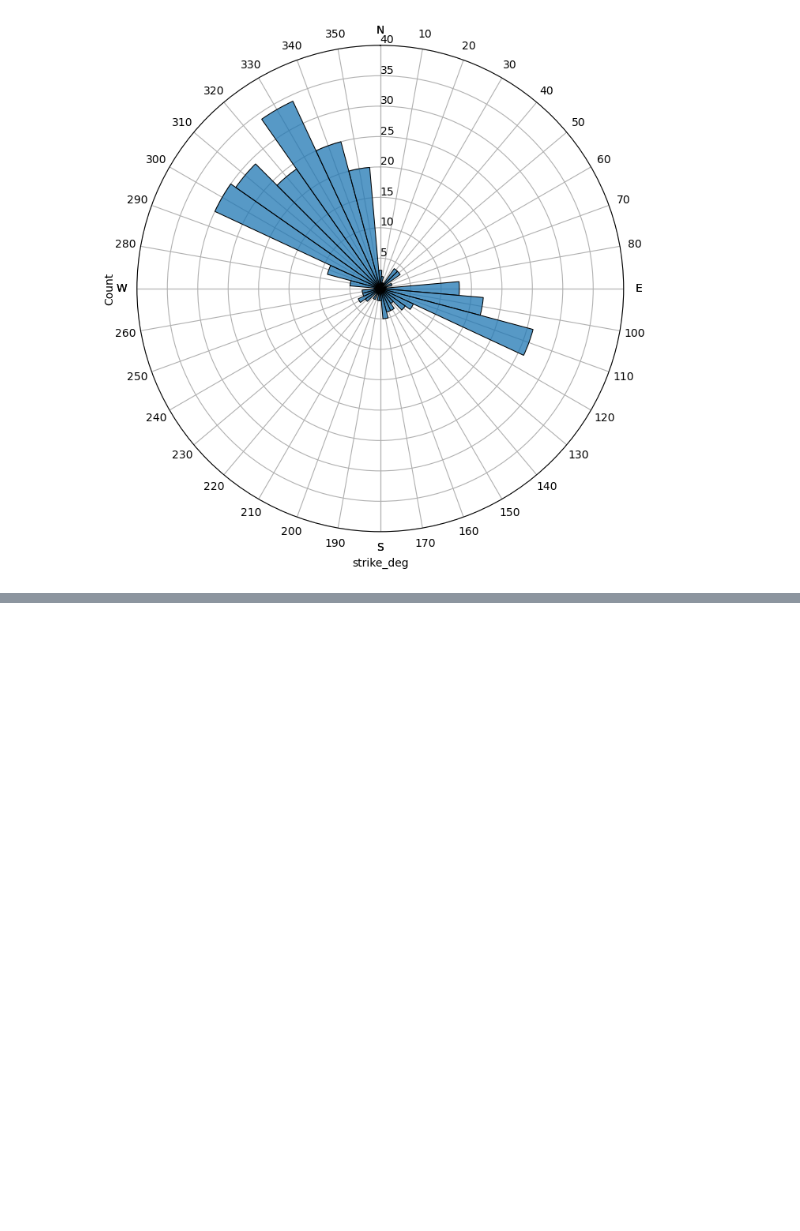
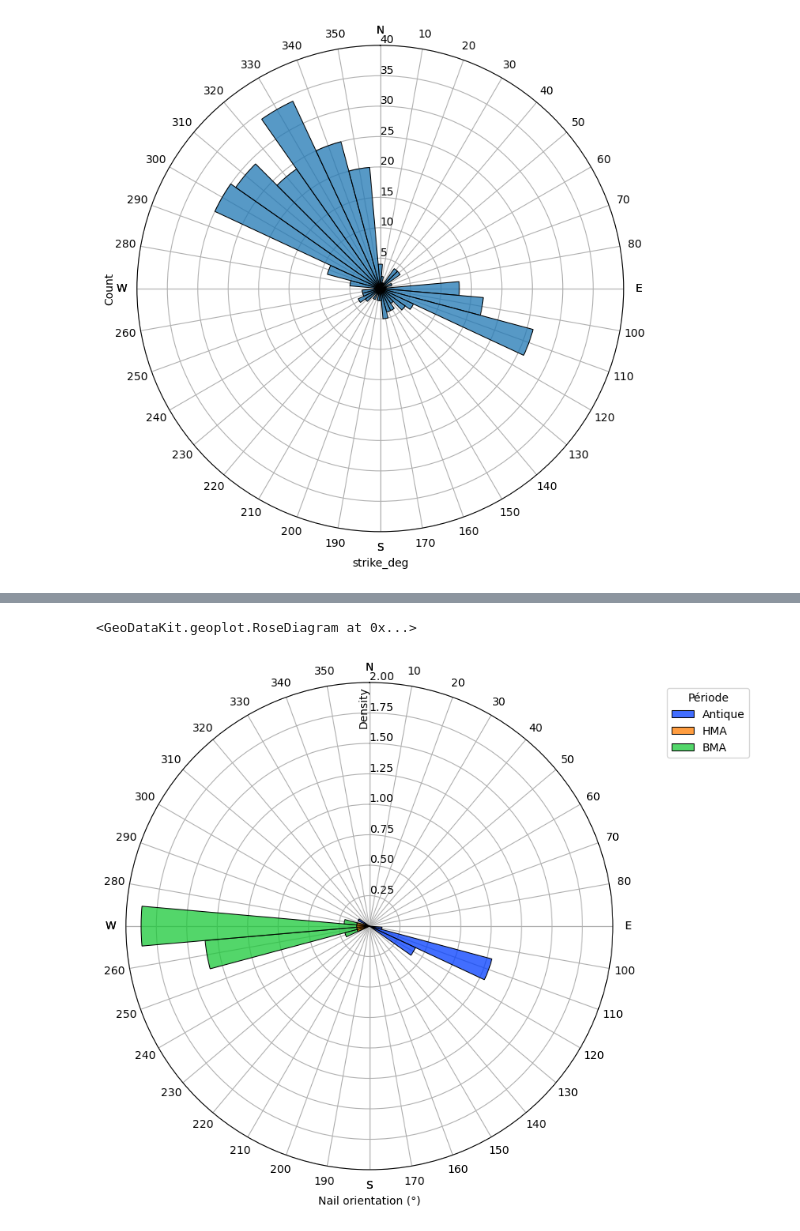
Before and after one commit to GeoISTO/GeoDataKit, a Jupyter notebook: notebook/demo_rose_diagram.ipynb, the cells around one changed output, grey strips where cells are left out. Cells and saved outputs as stored; diff of their text form; code cells hidden in the pictures; blank space fills up the shorter version.

Commit message:
archo nails

```diff
--- a/notebook/demo_rose_diagram.ipynb
+++ b/notebook/demo_rose_diagram.ipynb
@@ -59,0 +60,4 @@ gp.rose_diagram(direction_data, category_label="category",
+# %%
+import pandas as pd
+nails = pd.read_excel("Anthropo.xlsx")
+nails.head()
@@ -59,0 +71,11 @@ gp.rose_diagram(direction_data, category_label="category",
+# %%
+gp.rose_diagram(nails, direction_label = "Angle",
+                 category_label="Période", bin_width= 10,
+                 color_palette= "bright",
+                 #category_order= ["Rand","Cat1","Cat2"],
+                 stat_type= "density",
+                 x_axis_label= "Nail orientation (°)",
+                 y_axis_label_location= "north")
+# %% [output]
+<GeoDataKit.geoplot.RoseDiagram at 0x...>
+[figure, added]
```
Also changed, not shown: parts of 3 cells of this notebook, 4 other files.
